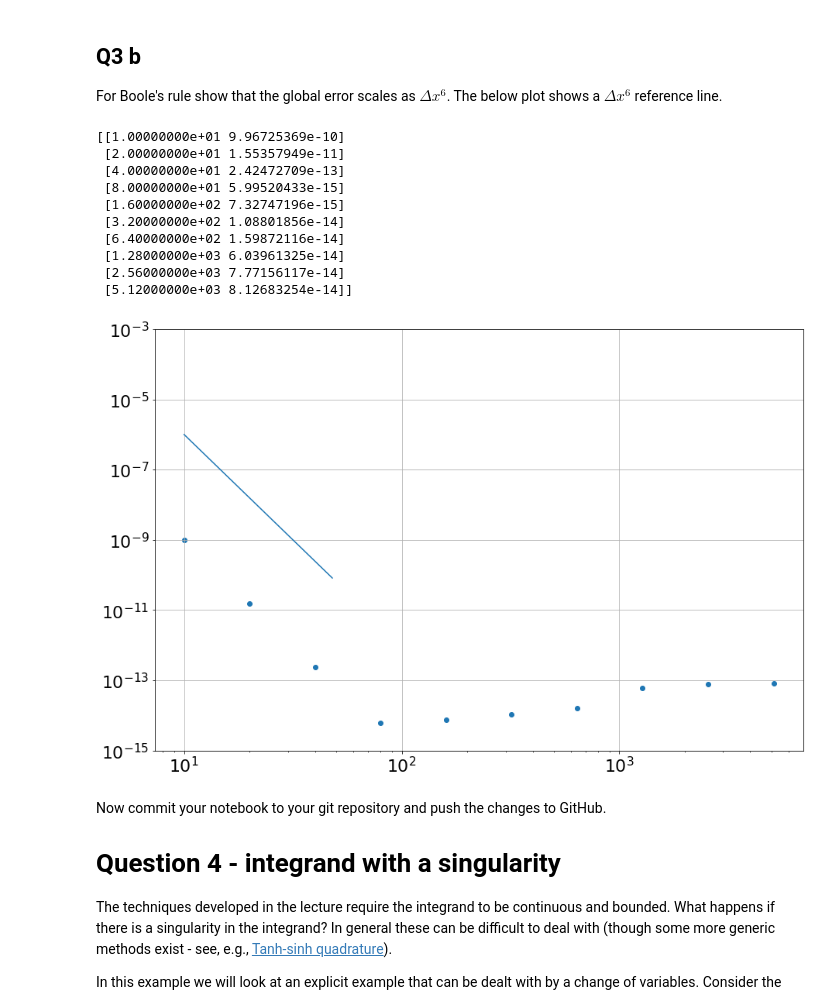
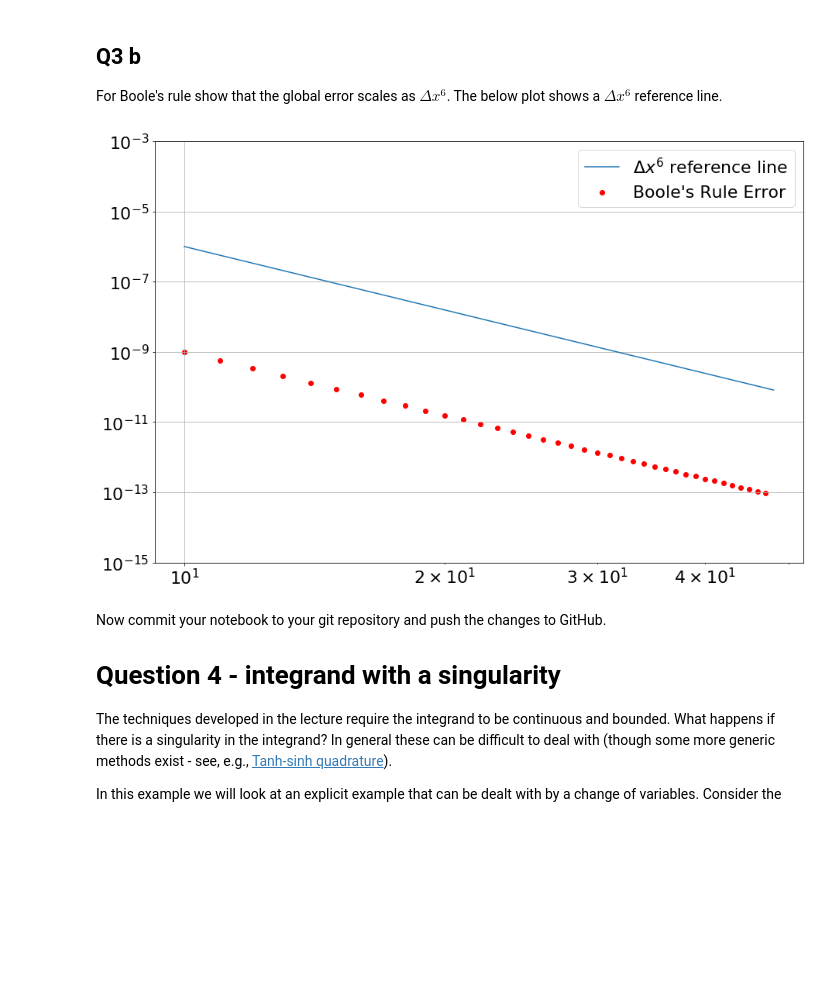
Before and after one commit to Conor-O-Mahony/ACM20030-Assignments, a Jupyter notebook: Assignment 4/Assignment-4.ipynb, the cells around one changed output. Saved outputs shown, nothing was run; the diff lists cells and outputs as text; code cells hidden in the pictures; blank space fills up the shorter version.

```diff
--- a/Assignment 4/Assignment-4.ipynb
+++ b/Assignment 4/Assignment-4.ipynb
@@ -200,39 +200,30 @@ For Boole's rule show that the global error scales as $\Delta x^6$. The below pl
 # %%
 x = np.linspace(10,48,100) #48
 y = x**-6
 
 I= -np.cos(np.pi) + np.cos(0)
-imax = 10;
+imax = 38;
 
 errBoole = np.empty((imax,2))
 i = 0
 N = 10
 while i < imax:
     errBoole[i,0] = N
     errBoole[i,1] = np.abs(BoolesIntegrate(f, 0, np.pi, N) - I)
 
-    N *= 2
+    N += 1
     i += 1
 
-print(errBoole)
+
 plt.ylim(10**-15,10**-3)
-plt.scatter(errBoole[:,0], errBoole[:,1])
+plt.scatter(errBoole[:,0], errBoole[:,1], c='red')
 plt.yscale('log')
 plt.xscale('log')
 plt.grid(True)
 plt.plot(x,y);
+plt.legend(["$\Delta x^6$ reference line","Boole's Rule Error"]);
 # %% [output]
-[[1.00000000e+01 9.96725369e-10]
- [2.00000000e+01 1.55357949e-11]
- [4.00000000e+01 2.42472709e-13]
- [8.00000000e+01 5.99520433e-15]
- [1.60000000e+02 7.32747196e-15]
- [3.20000000e+02 1.08801856e-14]
- [6.40000000e+02 1.59872116e-14]
- [1.28000000e+03 6.03961325e-14]
- [2.56000000e+03 7.77156117e-14]
- [5.12000000e+03 8.12683254e-14]]
-[figure, old version]
+[figure, new version]
 # %% [markdown]
 Now commit your notebook to your git repository and push the changes to GitHub.
 
```
Also changed, not shown: parts of 7 cells of this notebook.
